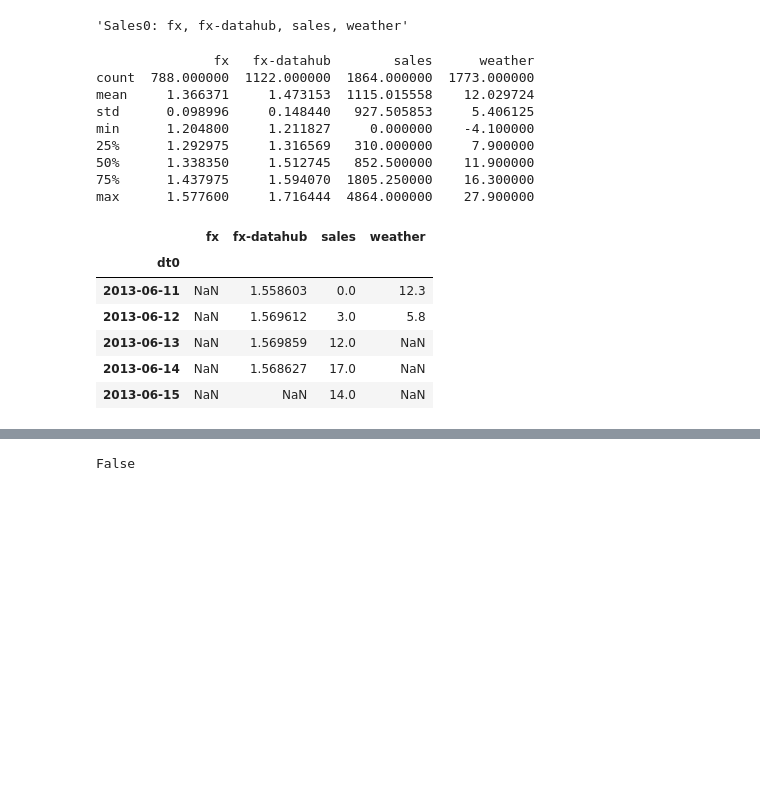
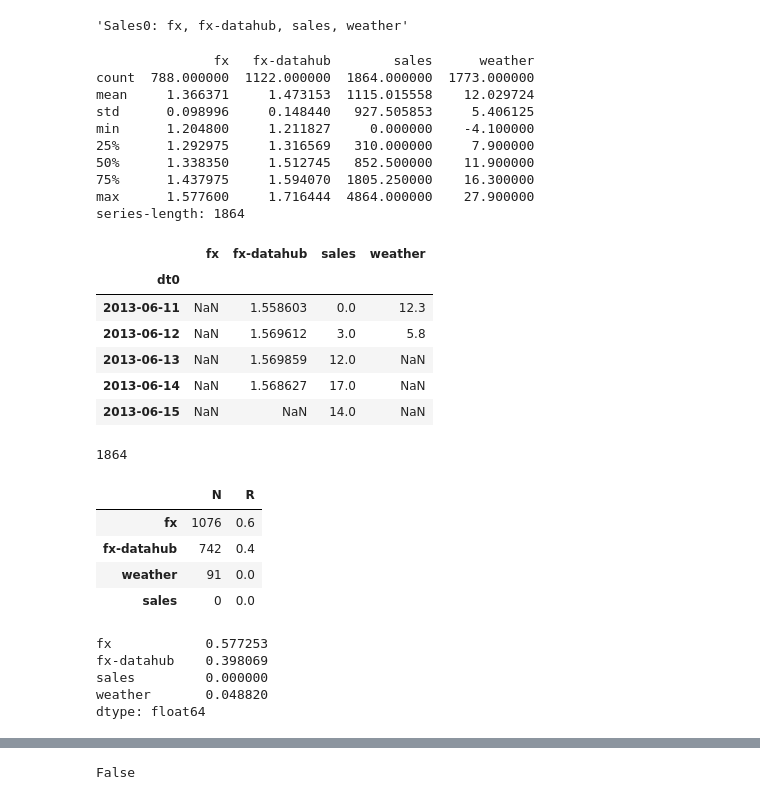
Before and after one commit to eepgwde/ldr, a Jupyter notebook: Example.ipynb, the cells around one changed output, grey strips where cells are left out. Drawn from its saved outputs; the diff is of its cells as text; code cells hidden in the pictures; blank space fills up the shorter version.

```diff
--- a/Example.ipynb
+++ b/Example.ipynb
@@ -40,6 +37,7 @@ print(s0)
 # %%
 s0.constrain()
 print(s0._cdf.describe())
+print("series-length: {0:d}".format(len(s0._cdf.index)))
 s0._cdf.head()
 # %% [output]
                fx   fx-datahub        sales      weather
@@ -51,6 +49,7 @@ min      1.204800     1.211827     0.000000    -4.100000
 50%      1.338350     1.512745   852.500000    11.900000
 75%      1.437975     1.594070  1805.250000    16.300000
 max      1.577600     1.716444  4864.000000    27.900000
+series-length: 1864
 |  | fx | fx-datahub | sales | weather |
 | dt0 |  |  |  |  |
 | 2013-06-11 | NaN | 1.558603 | 0.0 | 12.3 |
@@ -58,6 +57,25 @@ max      1.577600     1.716444  4864.000000    27.900000
 | 2013-06-13 | NaN | 1.569859 | 12.0 | NaN |
 | 2013-06-14 | NaN | 1.568627 | 17.0 | NaN |
 | 2013-06-15 | NaN | NaN | 14.0 | NaN |
+# %%
+print(len(s0._cdf))
+Selector.nulls(s0._cdf)
+# %% [output]
+1864
+|  | N | R |
+| fx | 1076 | 0.6 |
+| fx-datahub | 742 | 0.4 |
+| weather | 91 | 0.0 |
+| sales | 0 | 0.0 |
+# %%
+df = s0._cdf
+df.isnull().sum() / len(df)
+# %% [output]
+fx            0.577253
+fx-datahub    0.398069
+sales         0.000000
+weather       0.048820
+dtype: float64
 # %%
 x0 = s0._df['sales']
 x1 = x0[x0.notna()].index[0]
```
Also changed, not shown: parts of 7 cells of this notebook, 1 other file.
